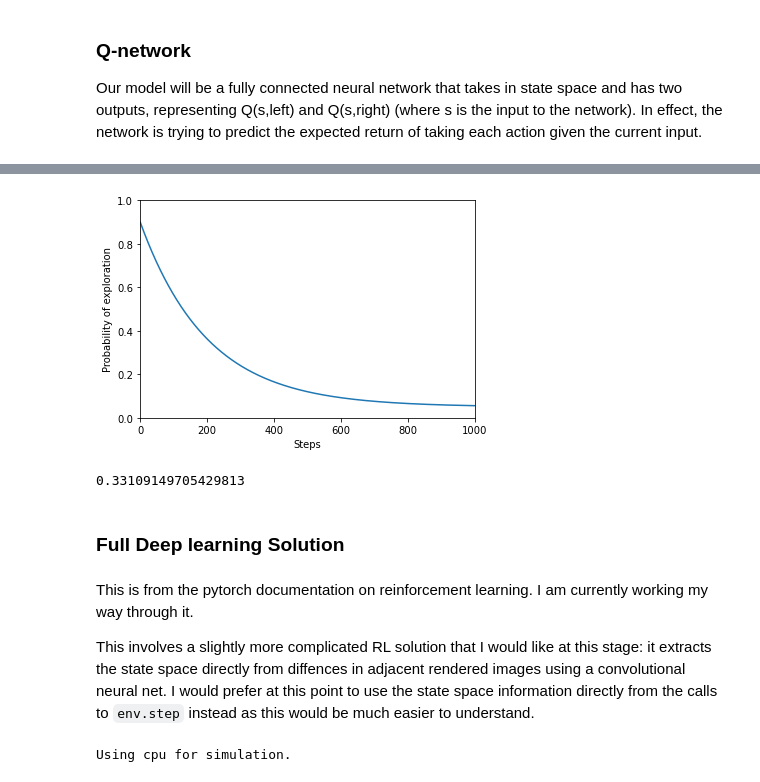
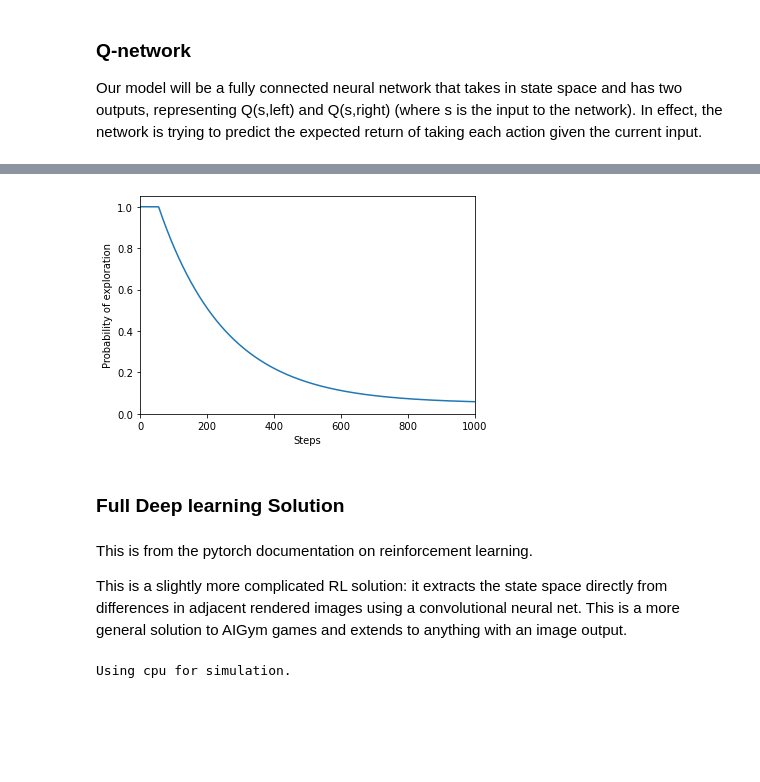
Before and after one commit to dabiged/RLPlayground, a Jupyter notebook: IntroRL/RL_toymodels.ipynb, the cells around one changed output, grey strips where cells are left out. Cells and saved outputs as stored; diff of their text form; code cells hidden in the pictures; blank space fills up the shorter version.

Commit message:
Adds Working FC DNN solution.

```diff
--- a/IntroRL/RL_toymodels.ipynb
+++ b/IntroRL/RL_toymodels.ipynb
@@ -276,9 +279,9 @@ BATCH_SIZE = 512
 GAMMA = 0.999
 
 # Define epsilon greedy behaviour with 3 parameters.
-EPS_START = 0.9
+EPS_START = 1.3
 EPS_END = 0.05
-EPS_DECAY = 500
+EPS_DECAY = 500.0
 
 # How often do we update our policy network parameters (in steps)
 TARGET_UPDATE = 10
@@ -298,7 +301,7 @@ target_net.eval()
 
 optimizer = optim.RMSprop(policy_net.parameters())
 # Initialise the memory object.
-memory = ReplayMemory(20000)
+memory = ReplayMemory(200000)
 
 steps_done = 0
 
@@ -309,8 +312,7 @@ def select_action(state):
     Chooses an epsilon-greedy action given an input state.'''
     global steps_done
     sample = random.random()
-    eps_threshold = EPS_END + (EPS_START - EPS_END) * \
-        math.exp(-1. * steps_done / EPS_DECAY)
+    eps_threshold = min(EPS_END + (EPS_START - EPS_END) * math.exp(-1. * steps_done / EPS_DECAY),1.0)
     steps_done += 1
     if sample > eps_threshold:
         # Exploitation
@@ -332,7 +334,7 @@ episode_durations = []
 
 def plot_durations():
     plt.figure(2)
-    plt.clf()
+    #plt.clf()
     durations_t = torch.tensor(episode_durations, dtype=torch.float)
     plt.title('Training...')
     plt.xlabel('Episode')
@@ -347,7 +349,7 @@ def plot_durations():
     plt.pause(0.1)  # pause a bit so that plots are updated
     if is_ipython:
         display.clear_output(wait=True)
-        display.display(plt.gcf())
+        #display.display(plt.gcf())
 
 env.close()
 # %%
@@ -476,45 +501,44 @@ def epsilon_threshold (steps, EPS_START = 0.9, EPS_END = 0.05, EPS_DECAY = 200):
     Return the probabilty of selecting exploration in a RL step.
     '''
 
-    return EPS_END + (EPS_START - EPS_END) * \
-        math.exp(-1. * steps / EPS_DECAY)
+    return min(EPS_END + (EPS_START - EPS_END) * \
+        math.exp(-1. * steps / EPS_DECAY),1.0)
 
 def plot_eps (max_steps=1000,EPS_START = 0.9, EPS_END = 0.05, EPS_DECAY = 200):
     '''int,float,float,int -> None
 
     Plot the probability of an exploration step vs number of steps.
 
     max_steps:    Maximum number of steps to plot
     EPS_START:    Initial Probabilty at step=0
     EPS_END:      Final probability at step=infinity
     EPS_DECAY:    Sort of like a Half-life of decay in steps'''
 
     epsilon=[]
     steps=[]
     for step in range(max_steps):
         steps.append(step)
-        epsilon.append(epsilon_threshold(step,EPS_START=EPS_START, EPS_END=EPS_END,EPS_DECAY=EPS_DECAY))
+        epsilon.append(epsilon_threshold(step,EPS_START=1.3, EPS_END=EPS_END,EPS_DECAY=EPS_DECAY))
 
 
     fig=plt.figure()
-    plt.ylim((0,1))
+    plt.ylim((0,1.05))
     plt.xlim((0,max_steps))
     plt.xlabel("Steps")
     plt.ylabel("Probability of exploration")
     plt.plot(steps,epsilon)
     plt.show()
     return None
 
 plot_eps(1000)
 # %% [output]
-[figure, old version]
+[figure, new version]
-0.33109149705429813
 # %% [markdown]
 ### Full Deep learning Solution
 # %% [markdown]
-This is from the pytorch documentation on reinforcement learning. I am currently working my way through it.
+This is from the pytorch documentation on reinforcement learning.
 
-This involves a slightly more complicated RL solution that I would like at this stage: it extracts the state space directly from diffences in adjacent rendered images using a convolutional neural net. I would prefer at this point to use the state space information directly from the calls to `env.step` instead as this would be much easier to understand.
+This is a slightly more complicated RL solution: it extracts the state space directly from differences in adjacent rendered images using a convolutional neural net. This is a more general solution to AIGym games and extends to anything with an image output.
 # %%
 import gym
 import math
```
Also changed, not shown: parts of 12 cells of this notebook.
